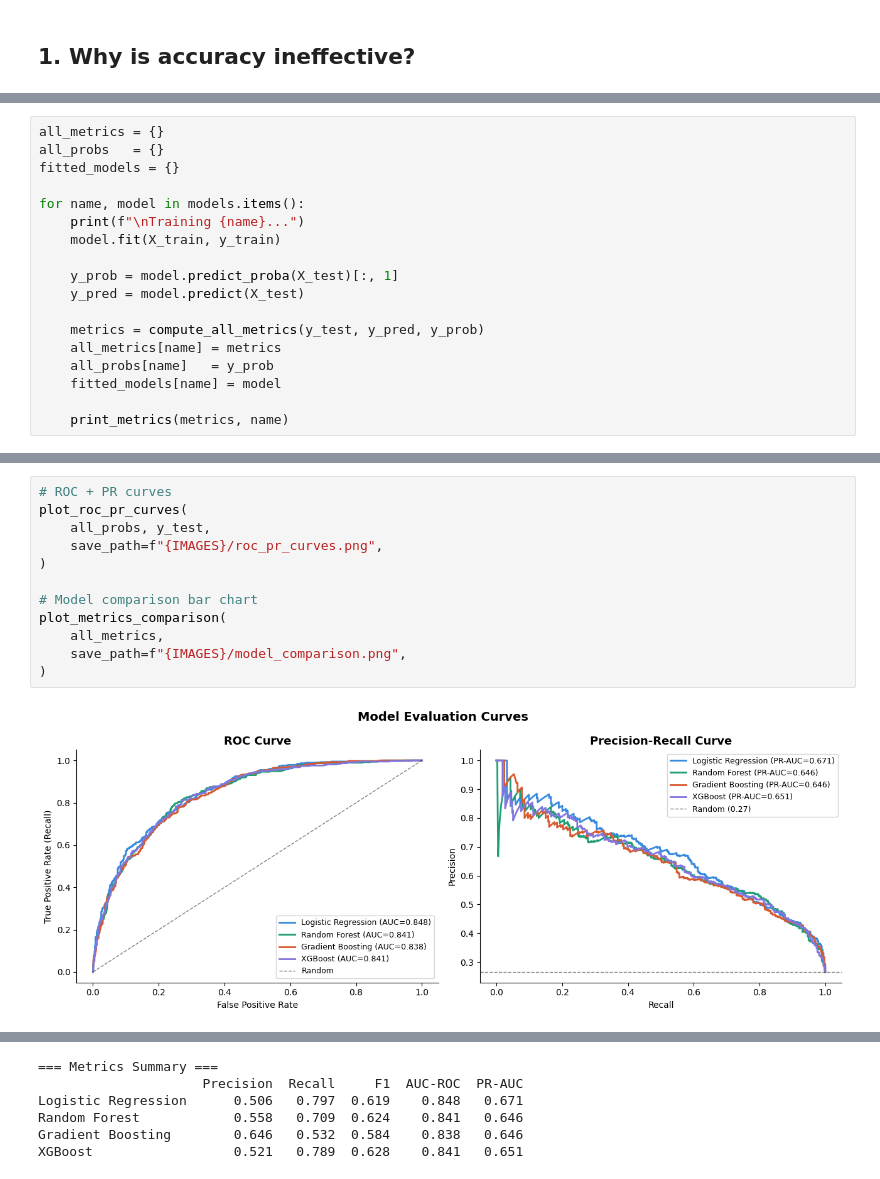
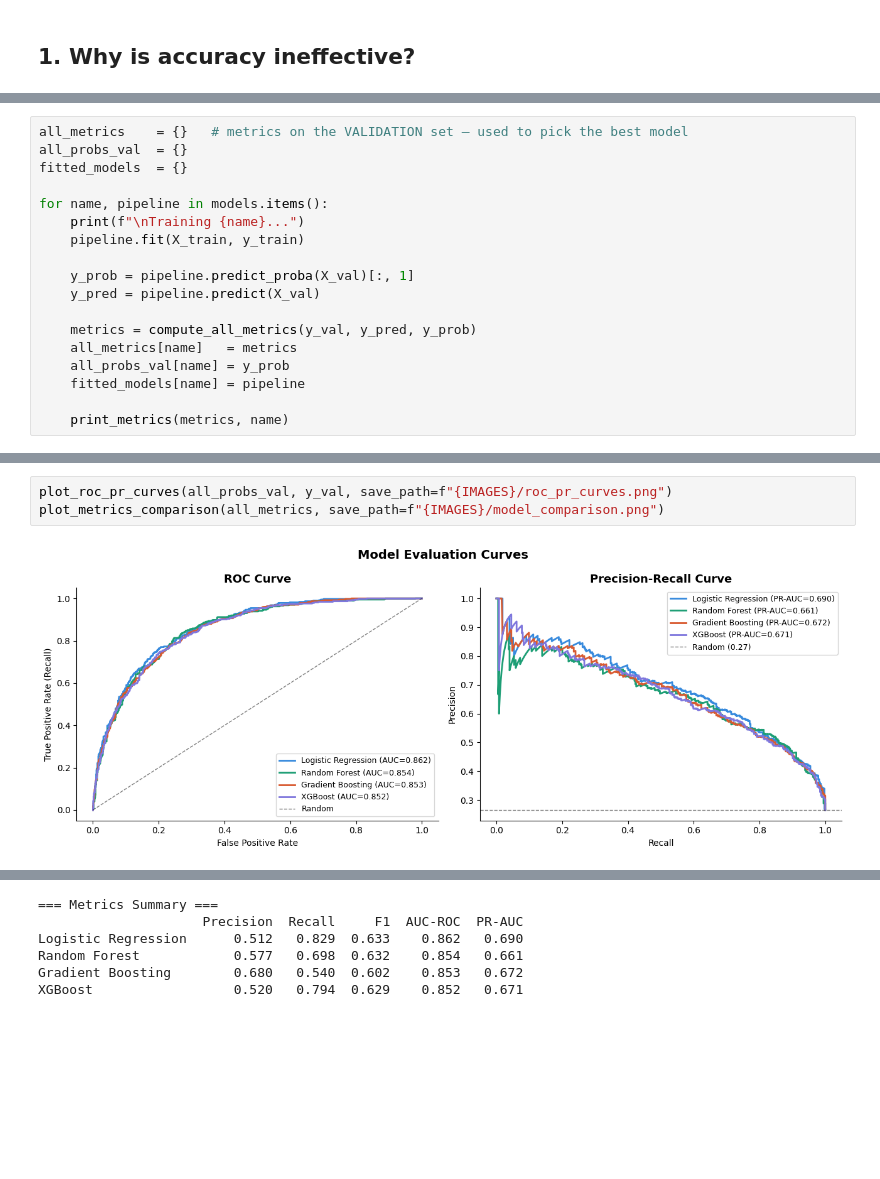
Before and after one commit to NamAnh-dev/Customer-Churn-Prediction, a Jupyter notebook: notebooks/01_modeling.ipynb, the cells around one changed output, grey strips where cells are left out. Saved outputs shown, nothing was run; the diff lists cells and outputs as text; blank space fills up the shorter version.

```diff
--- a/notebooks/01_modeling.ipynb
+++ b/notebooks/01_modeling.ipynb
@@ -154,19 +151,19 @@ models["XGBoost"] = XGBClassifier(
 # %%
-all_metrics = {}
-all_probs   = {}
-fitted_models = {}
+all_metrics    = {}   # metrics on the VALIDATION set — used to pick the best model
+all_probs_val  = {}
+fitted_models  = {}
 
-for name, model in models.items():
+for name, pipeline in models.items():
     print(f"\nTraining {name}...")
-    model.fit(X_train, y_train)
+    pipeline.fit(X_train, y_train)
 
-    y_prob = model.predict_proba(X_test)[:, 1]
-    y_pred = model.predict(X_test)
+    y_prob = pipeline.predict_proba(X_val)[:, 1]
+    y_pred = pipeline.predict(X_val)
 
-    metrics = compute_all_metrics(y_test, y_pred, y_prob)
-    all_metrics[name] = metrics
-    all_probs[name]   = y_prob
-    fitted_models[name] = model
+    metrics = compute_all_metrics(y_val, y_pred, y_prob)
+    all_metrics[name]   = metrics
+    all_probs_val[name] = y_prob
+    fitted_models[name] = pipeline
 
     print_metrics(metrics, name)
 # %% [output]
@@ -190,14 +187,5 @@ Training Logistic Regression...
 # %%
-# ROC + PR curves
-plot_roc_pr_curves(
-    all_probs, y_test,
-    save_path=f"{IMAGES}/roc_pr_curves.png",
-)
-
-# Model comparison bar chart
-plot_metrics_comparison(
-    all_metrics,
-    save_path=f"{IMAGES}/model_comparison.png",
-)
+plot_roc_pr_curves(all_probs_val, y_val, save_path=f"{IMAGES}/roc_pr_curves.png")
+plot_metrics_comparison(all_metrics, save_path=f"{IMAGES}/model_comparison.png")
 # %% [output]
-[figure, old version]
+[figure, new version]
@@ -205,6 +193,6 @@ plot_metrics_comparison(
 === Metrics Summary ===
                      Precision  Recall     F1  AUC-ROC  PR-AUC
-Logistic Regression      0.506   0.797  0.619    0.848   0.671
-Random Forest            0.558   0.709  0.624    0.841   0.646
-Gradient Boosting        0.646   0.532  0.584    0.838   0.646
-XGBoost                  0.521   0.789  0.628    0.841   0.651
+Logistic Regression      0.512   0.829  0.633    0.862   0.690
+Random Forest            0.577   0.698  0.632    0.854   0.661
+Gradient Boosting        0.680   0.540  0.602    0.853   0.672
+XGBoost                  0.520   0.794  0.629    0.852   0.671
```
Also changed, not shown: parts of 25 cells of this notebook, 33 other files.
